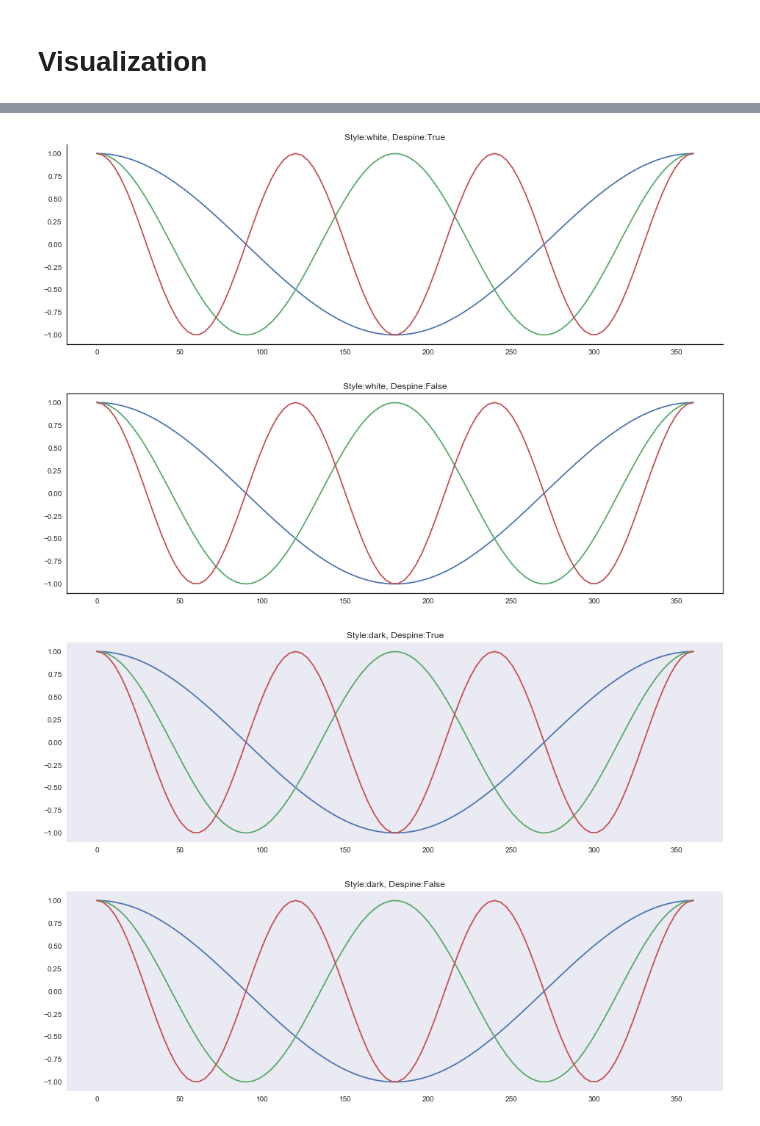
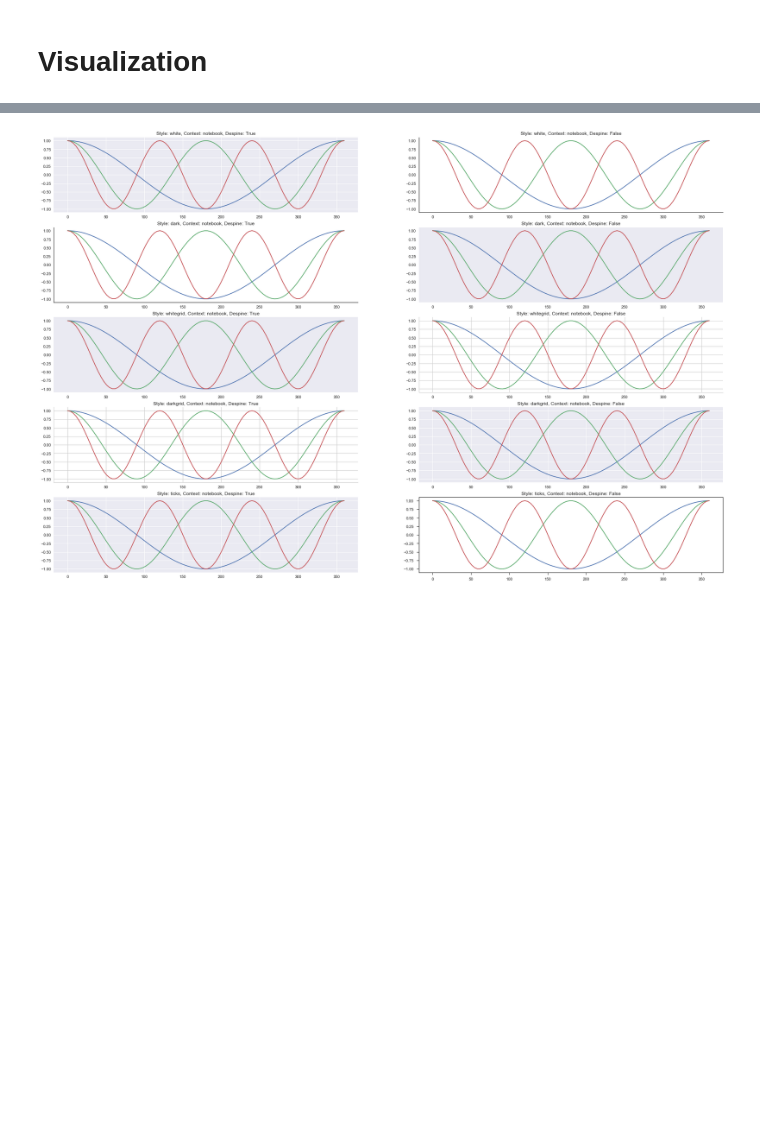
Before and after one commit to mznmel/42, a Jupyter notebook: visualization.ipynb, the cells around one changed output, grey strips where cells are left out. Saved outputs shown, nothing was run; the diff lists cells and outputs as text; code cells hidden in the pictures; blank space fills up the shorter version.

Commit message:
Splitted the figures into subplots

```diff
--- a/visualization.ipynb
+++ b/visualization.ipynb
@@ -10,7 +12,6 @@ import seaborn as sns
 x = np.linspace(0, 360, 100)
 # %%
 def plot_cos_func():
-    plt.figure(figsize=(16, 5))
     for i in range(3):
         plt.plot(x, np.cos((x*(i+1))*np.pi/180))
 # %%
@@ -20,13 +21,21 @@ plot_cos_func()
 # %%
-for style in ["white", "dark", "whitegrid", "darkgrid", "ticks"]:
-    for despine in [True, False]:
-        sns.set_style(style)
-        plot_cos_func()
-        if despine:
-            sns.despine()
-        plt.title("Style:{}, Despine:{}".format(style, despine))
+styles = ["white", "dark", "whitegrid", "darkgrid", "ticks"]
+contexts = ["notebook"] #["paper", "notebook", "talk", "poster"]
+call_despine = [True, False]
+
+all_combinations = list(product(styles, contexts, call_despine))
+columns = 2
+rows = math.ceil(len(all_combinations) / 2)
+
+sns.set(rc={"figure.figsize": (30, 20)})
+
+for i, (style, context, despine) in enumerate(all_combinations):
+    plt.subplot(rows, columns, i+1)
+    sns.set_style(style)
+    sns.set_context(context)
+    plot_cos_func()
+    if despine:
+        sns.despine()
+    plt.title("Style: {}, Context: {}, Despine: {}".format(style, context, despine))
 # %% [output]
-[figure, old version]
+[figure, new version]
-[figure, removed]
-[figure, removed]
-[figure, removed]
```
Also changed, not shown: parts of 3 cells of this notebook.
